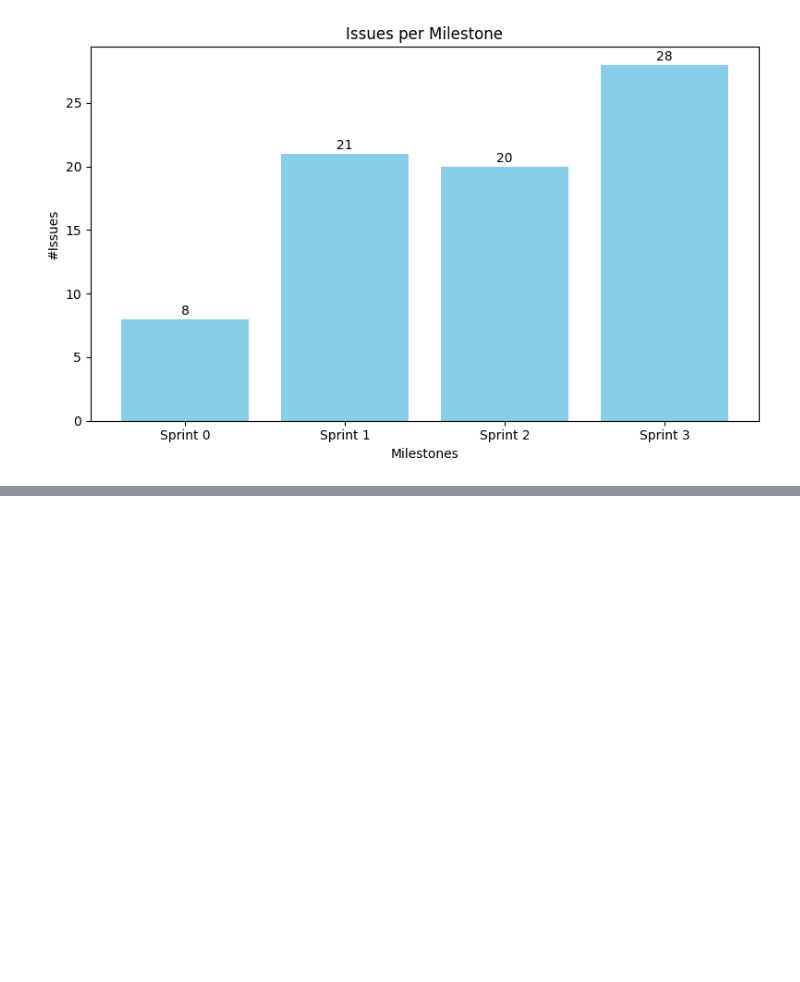
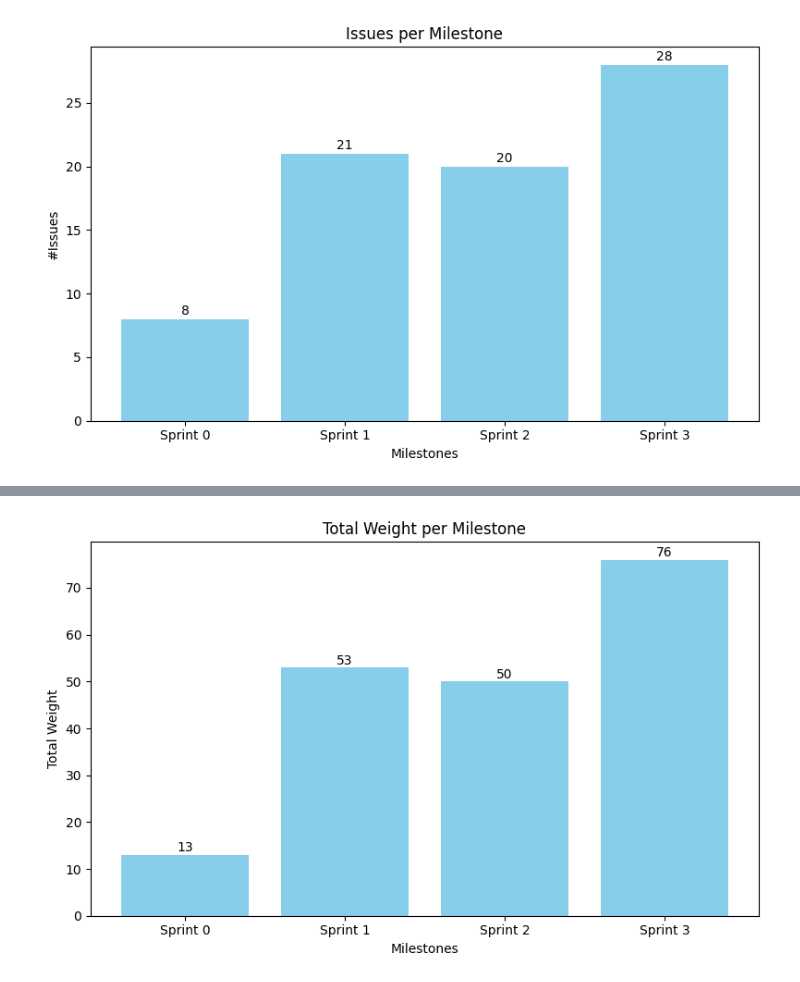
Before and after one commit to VW03/SAP-Internship-Flexso, a Jupyter notebook: gitlabGraphs/graphs.ipynb, the cells around one changed output, grey strips where cells are left out. Cells and saved outputs as stored; diff of their text form; code cells hidden in the pictures; blank space fills up the shorter version.

Commit message:
graphs!

```diff
--- a/gitlabGraphs/graphs.ipynb
+++ b/gitlabGraphs/graphs.ipynb
@@ -47,3 +45,13 @@ plt.tight_layout()
 plt.show()
 # %% [output]
 [figure]
+# %%
+#getting all the weights from the labels
+df = pd.DataFrame(flexso_csv)
+
+def extract_weight(label):
+    matches = re.findall(r'Weight (\d)', label)
+    return int(matches[0]) if matches else ''
+
+df['Weight'] = df['Labels'].apply(extract_weight)
+df
@@ -49,0 +72,22 @@ plt.show()
+# %%
+df['Weight'] = pd.to_numeric(df['Weight'], errors='coerce')
+weight_counts = df.groupby('Milestone')['Weight'].sum().sort_index()
+
+milestones = weight_counts.index
+counts = weight_counts.values
+
+plt.figure(figsize=(8, 5))
+bars = plt.bar(milestones, counts, color='skyblue')
+plt.title('Total Weight per Milestone')
+plt.xlabel('Milestones')
+plt.ylabel('Total Weight')
+
+for bar in bars:
+    height = bar.get_height()
+    plt.text(bar.get_x() + bar.get_width() / 2, height + 0.1, str(int(height)),
+             ha='center', va='bottom', fontsize=10)
+
+plt.tight_layout()
+plt.show()
+# %% [output]
+[figure, added]
```
Also changed, not shown: parts of 5 cells of this notebook.
